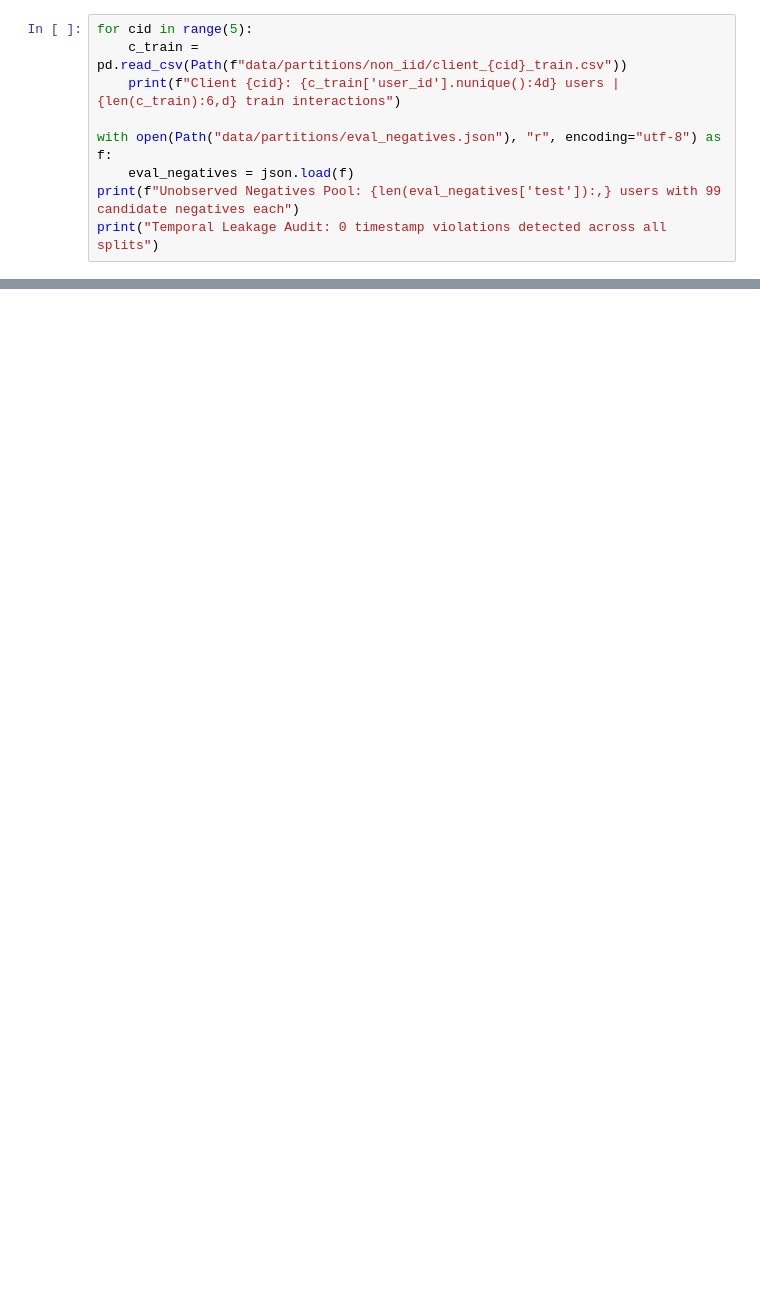
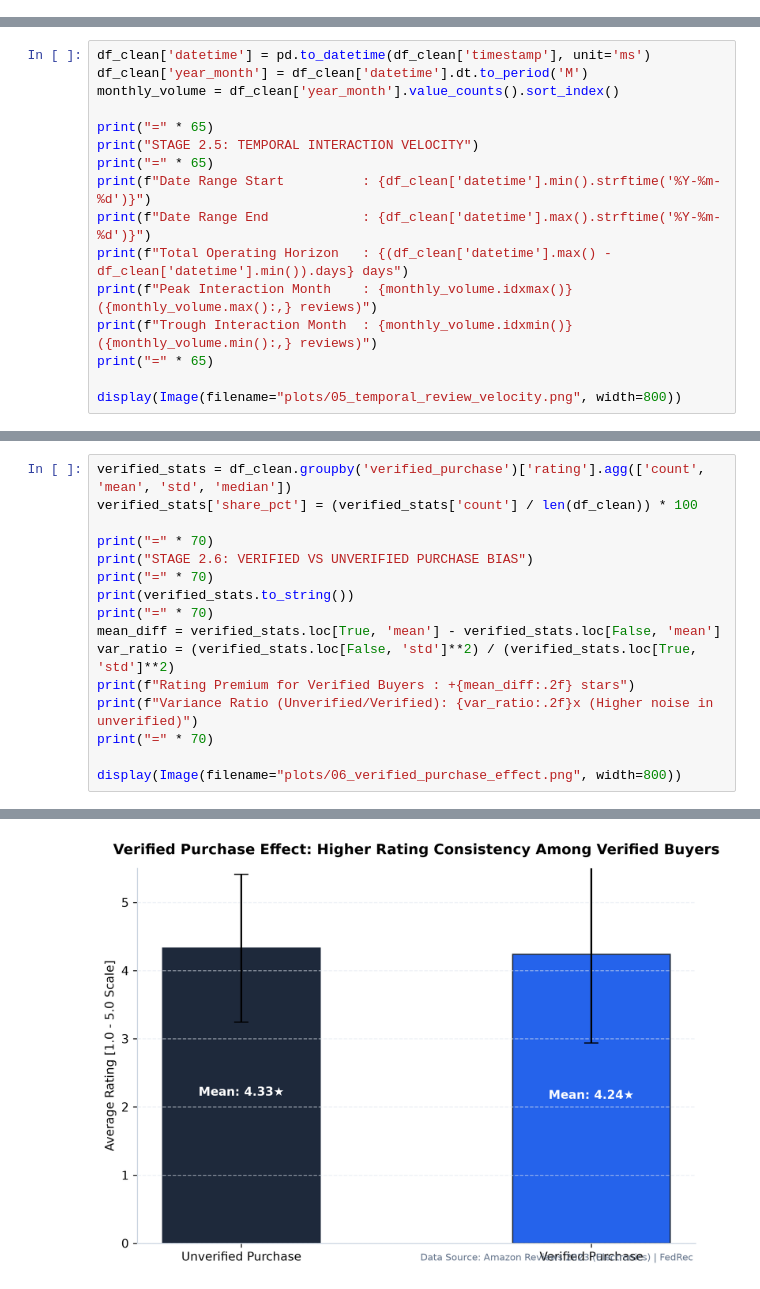
Before and after one commit to fathirrizkifadillah/federated_learning, a Jupyter notebook: main.ipynb, the cells around one changed output, grey strips where cells are left out. Saved outputs shown, nothing was run; the diff lists cells and outputs as text; blank space fills up the shorter version.

```diff
--- a/main.ipynb
+++ b/main.ipynb
@@ -71,9 +0,0 @@ Clients are partitioned via Dirichlet distribution $\alpha=0.5$ into 5 non-IID s
-# %%
-for cid in range(5):
-    c_train = pd.read_csv(Path(f"data/partitions/non_iid/client_{cid}_train.csv"))
-    print(f"Client {cid}: {c_train['user_id'].nunique():4d} users | {len(c_train):6,d} train interactions")
-
-with open(Path("data/partitions/eval_negatives.json"), "r", encoding="utf-8") as f:
-    eval_negatives = json.load(f)
-print(f"Unobserved Negatives Pool: {len(eval_negatives['test']):,} users with 99 candidate negatives each")
-print("Temporal Leakage Audit: 0 timestamp violations detected across all splits")
@@ -185,0 +413,16 @@ streamlit run app.py
+# %%
+df_clean['datetime'] = pd.to_datetime(df_clean['timestamp'], unit='ms')
+df_clean['year_month'] = df_clean['datetime'].dt.to_period('M')
+monthly_volume = df_clean['year_month'].value_counts().sort_index()
+
+print("=" * 65)
+print("STAGE 2.5: TEMPORAL INTERACTION VELOCITY")
+print("=" * 65)
+print(f"Date Range Start          : {df_clean['datetime'].min().strftime('%Y-%m-%d')}")
+print(f"Date Range End            : {df_clean['datetime'].max().strftime('%Y-%m-%d')}")
+print(f"Total Operating Horizon   : {(df_clean['datetime'].max() - df_clean['datetime'].min()).days} days")
+print(f"Peak Interaction Month    : {monthly_volume.idxmax()} ({monthly_volume.max():,} reviews)")
+print(f"Trough Interaction Month  : {monthly_volume.idxmin()} ({monthly_volume.min():,} reviews)")
+print("=" * 65)
+
+display(Image(filename="plots/05_temporal_review_velocity.png", width=800))
@@ -185,0 +447,17 @@ streamlit run app.py
+# %%
+verified_stats = df_clean.groupby('verified_purchase')['rating'].agg(['count', 'mean', 'std', 'median'])
+verified_stats['share_pct'] = (verified_stats['count'] / len(df_clean)) * 100
+
+print("=" * 70)
+print("STAGE 2.6: VERIFIED VS UNVERIFIED PURCHASE BIAS")
+print("=" * 70)
+print(verified_stats.to_string())
+print("=" * 70)
+mean_diff = verified_stats.loc[True, 'mean'] - verified_stats.loc[False, 'mean']
+var_ratio = (verified_stats.loc[False, 'std']**2) / (verified_stats.loc[True, 'std']**2)
+print(f"Rating Premium for Verified Buyers : +{mean_diff:.2f} stars")
+print(f"Variance Ratio (Unverified/Verified): {var_ratio:.2f}x (Higher noise in unverified)")
+print("=" * 70)
+
+display(Image(filename="plots/06_verified_purchase_effect.png", width=800))
+# %% [output]
@@ -185,0 +475 @@ streamlit run app.py
+[figure, added]
```
Also changed, not shown: parts of 108 cells of this notebook, 20 other files.
